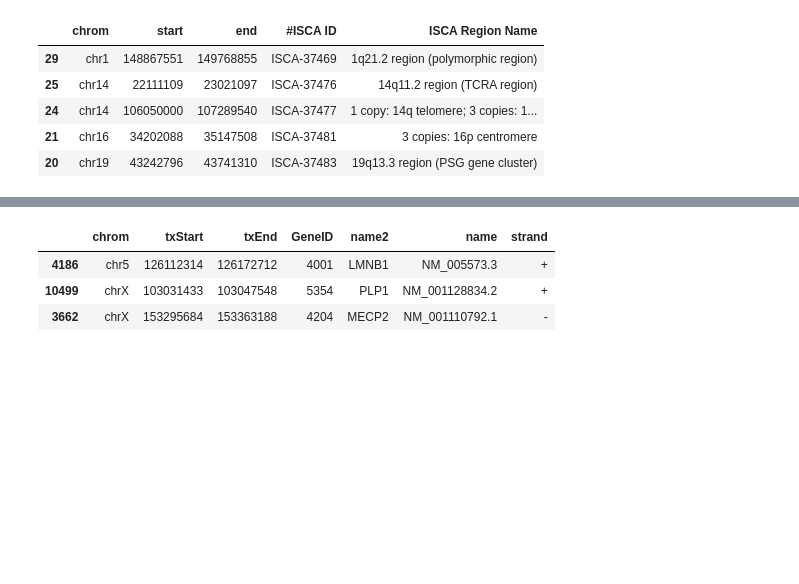
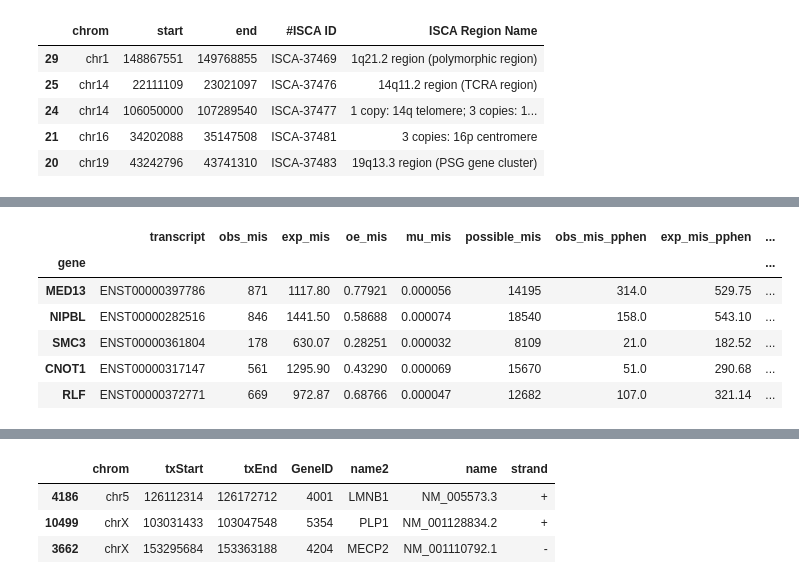
Before and after one commit to zhonghua-wang/autocnv, a Jupyter notebook: database-prepare/create-datebase.ipynb, the cells around one changed output, grey strips where cells are left out. Saved outputs shown, nothing was run; the diff lists cells and outputs as text; code cells hidden in the pictures; blank space fills up the shorter version.

```diff
--- a/database-prepare/create-datebase.ipynb
+++ b/database-prepare/create-datebase.ipynb
@@ -507,0 +519,10 @@ with open('data/gene-table.json') as f:
+# %%
+gnomad.head()
+# %% [output]
+|  | transcript | obs_mis | exp_mis | oe_mis | mu_mis | possible_mis | obs_mis_pphen | exp_mis_pphen | ... |
+| gene |  |  |  |  |  |  |  |  | ... |
+| MED13 | ENST00000397786 | 871 | 1117.80 | 0.77921 | 0.000056 | 14195 | 314.0 | 529.75 | ... |
+| NIPBL | ENST00000282516 | 846 | 1441.50 | 0.58688 | 0.000074 | 18540 | 158.0 | 543.10 | ... |
+| SMC3 | ENST00000361804 | 178 | 630.07 | 0.28251 | 0.000032 | 8109 | 21.0 | 182.52 | ... |
+| CNOT1 | ENST00000317147 | 561 | 1295.90 | 0.43290 | 0.000069 | 15670 | 51.0 | 290.68 | ... |
+| RLF | ENST00000372771 | 669 | 972.87 | 0.68766 | 0.000047 | 12682 | 107.0 | 321.14 | ... |
```
Also changed, not shown: parts of 24 cells of this notebook, 1 other file.
